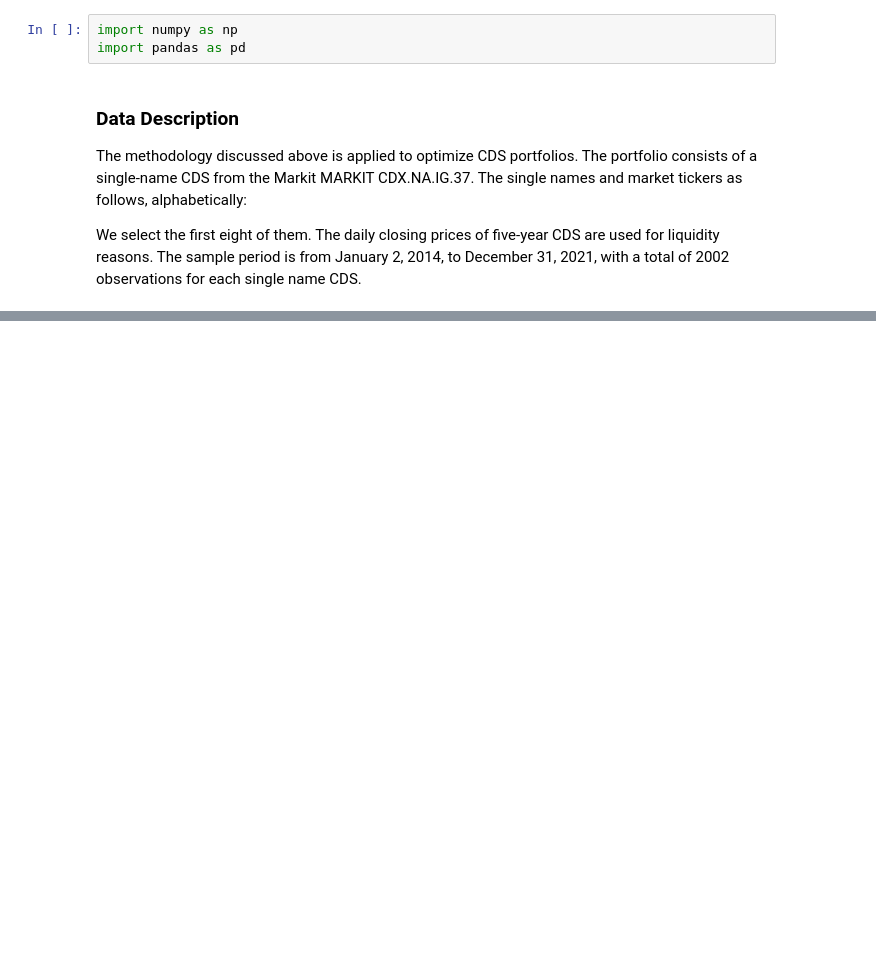
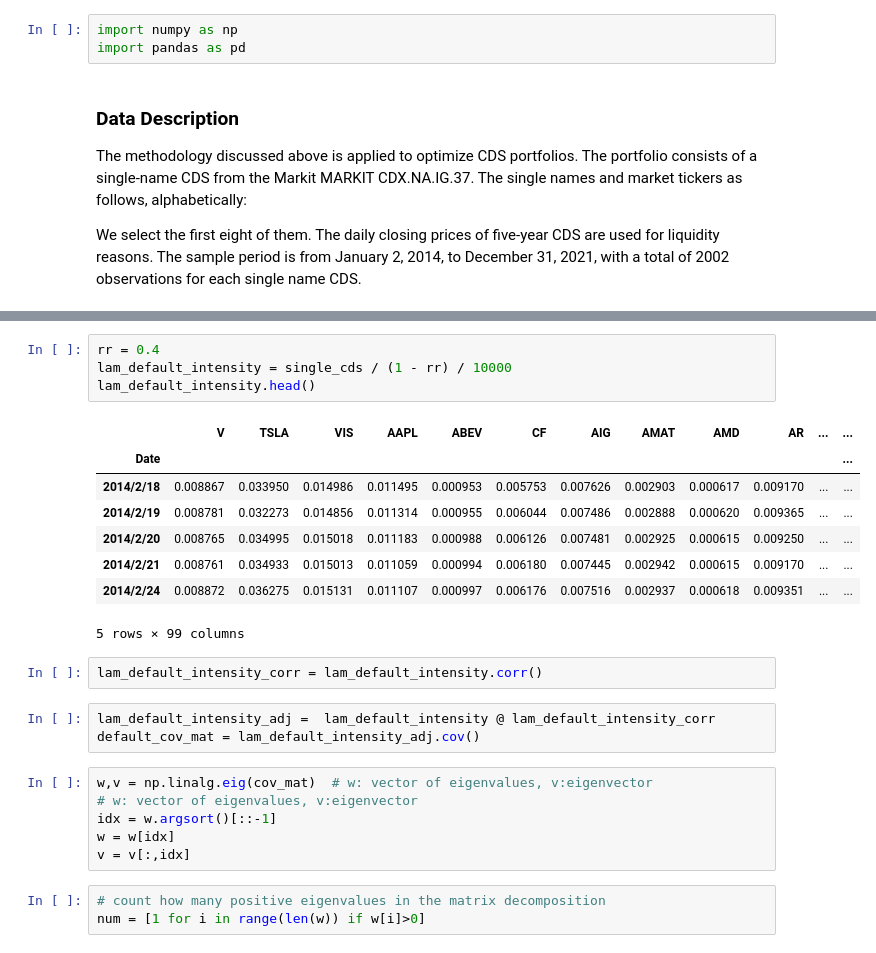
Before and after one commit to ivyxue16/CDS-Project, a Jupyter notebook: CDS_Portfolio_Optimization.ipynb, the cells around one changed output, grey strips where cells are left out. Saved outputs shown, nothing was run; the diff lists cells and outputs as text; blank space fills up the shorter version.

```diff
--- a/CDS_Portfolio_Optimization.ipynb
+++ b/CDS_Portfolio_Optimization.ipynb
@@ -25,0 +93,27 @@ df.head()
+# %%
+rr = 0.4
+lam_default_intensity = single_cds / (1 - rr) / 10000
+lam_default_intensity.head()
+# %% [output]
+|  | V | TSLA | VIS | AAPL | ABEV | CF | AIG | AMAT | AMD | AR | ... | ... |
+| Date |  |  |  |  |  |  |  |  |  |  |  | ... |
+| 2014/2/18 | 0.008867 | 0.033950 | 0.014986 | 0.011495 | 0.000953 | 0.005753 | 0.007626 | 0.002903 | 0.000617 | 0.009170 | ... | ... |
+| 2014/2/19 | 0.008781 | 0.032273 | 0.014856 | 0.011314 | 0.000955 | 0.006044 | 0.007486 | 0.002888 | 0.000620 | 0.009365 | ... | ... |
+| 2014/2/20 | 0.008765 | 0.034995 | 0.015018 | 0.011183 | 0.000988 | 0.006126 | 0.007481 | 0.002925 | 0.000615 | 0.009250 | ... | ... |
+| 2014/2/21 | 0.008761 | 0.034933 | 0.015013 | 0.011059 | 0.000994 | 0.006180 | 0.007445 | 0.002942 | 0.000615 | 0.009170 | ... | ... |
+| 2014/2/24 | 0.008872 | 0.036275 | 0.015131 | 0.011107 | 0.000997 | 0.006176 | 0.007516 | 0.002937 | 0.000618 | 0.009351 | ... | ... |
+5 rows × 99 columns
+# %%
+lam_default_intensity_corr = lam_default_intensity.corr()
+# %%
+lam_default_intensity_adj =  lam_default_intensity @ lam_default_intensity_corr
+default_cov_mat = lam_default_intensity_adj.cov()
+# %%
+w,v = np.linalg.eig(cov_mat)  # w: vector of eigenvalues, v:eigenvector
+# w: vector of eigenvalues, v:eigenvector
+idx = w.argsort()[::-1]
+w = w[idx]
+v = v[:,idx]
+# %%
+# count how many positive eigenvalues in the matrix decomposition
+num = [1 for i in range(len(w)) if w[i]>0]
```
Also changed, not shown: parts of 12 cells of this notebook, 4 other files.
